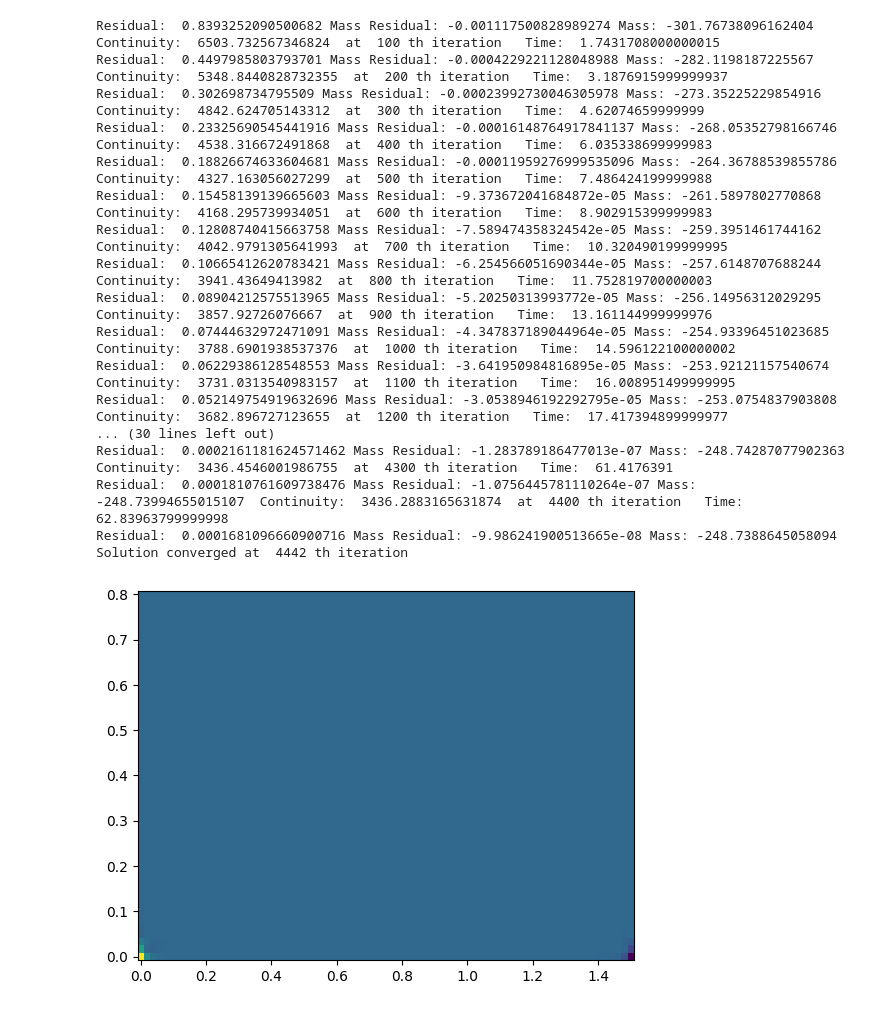
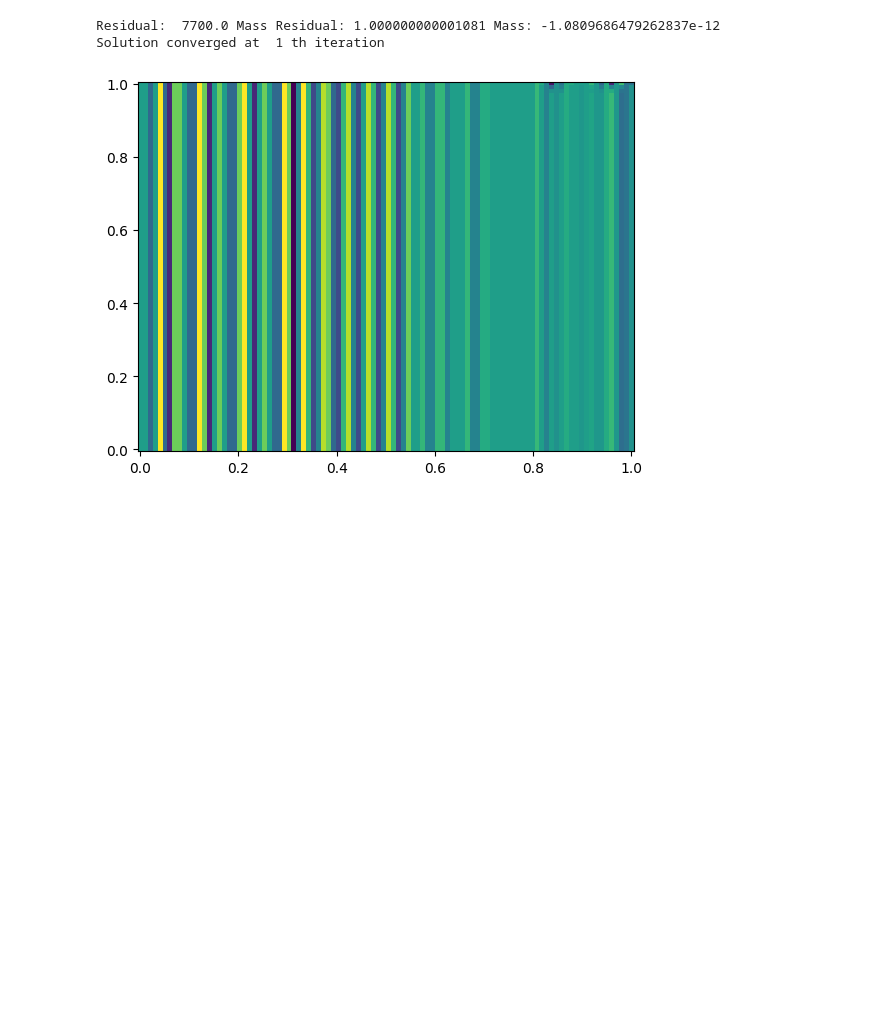
Before and after one commit to MehmetHakanSari/PotentialSolver, a Jupyter notebook: trials.ipynb, the cells around one changed output. Cells and saved outputs as stored; diff of their text form; code cells hidden in the pictures; blank space fills up the shorter version.

```diff
--- a/trials.ipynb
+++ b/trials.ipynb
@@ -14,10 +14,10 @@ from visiual import Map
 
 
 # block_coordinates = [(0,0),(0,5),(5,5),(5,0)]
-block_coordinates = [(0,0),(0,0.8),(1.5,0.8),(1.5,0)]
+block_coordinates = [(0,0),(0,1),(1,1),(1,0)]
 
 # print(list(block_coordinates[3]))
-node_numbers = [80, 50]
+node_numbers = [100, 100]
 
 space = Mesh(block_coordinates, node_numbers) #it seems like a one block. Build more sopisticated block type structures
 # space.nonuniform_block_mesh_2D(-1.2, -1.4)
@@ -25,13 +25,17 @@ space = Mesh(block_coordinates, node_numbers) #it seems like a one block. Build
 
 #|----------------------------------------------
 a, b = space.nonuniform_block_mesh_2D(1, 1)
+
 circle = object()
 rectangle = object()
+bl = object()
+
+
 # circle.circle(0.15, (0.4,0.4))
 property_map = Map(space)
-rectangle.rectang(0.9, 0.2, (0.65,0.4))
+# rectangle.rectang(0.9, 0.2, (0.65,0.4))
 # property_map.create_object(circle)
-property_map.create_object(rectangle)
+# property_map.create_object(rectangle)
 # rectangle.rectang(1.0, 0.05, (0.5,0.1))
 # property_map.create_object(rectangle)
 property_map.show()
@@ -45,12 +49,12 @@ property_map.show()
 #
 
 
-BCs = {'W': 'D', 'S': 'N', 'E': 'D', 'N': 'D'}
-BCs_values = {'W': 1, 'S': 0, 'E': 0.1, 'N': 0.4}
+BCs = {'W': 'D', 'S': 'N', 'E': 'D', 'N': 'N'}
+BCs_values = {'W': 1, 'S': 0, 'E': 0.1, 'N': 0}
 
 
 solution = PDE_2D_Solver(space,BCs)
-solution.solver(BCs_values, "potensial", property_map, 1.4, 1e-7, itteration_type="nodebynode")
+solution.solver(BCs_values, "potensial", property_map, 1.4, 1e-2, itteration_type="nodebynode")
 
 # solution.countour()
 
@@ -72,21 +76,6 @@ solution.solver(BCs_values, "potensial", property_map, 1.4, 1e-7, itteration_typ
-Residual:  0.8393252090500682 Mass Residual: -0.001117500828989274 Mass: -301.76738096162404  Continuity:  6503.732567346824  at  100 th iteration   Time:  1.7431708000000015
-Residual:  0.4497985803793701 Mass Residual: -0.0004229221128048988 Mass: -282.1198187225567  Continuity:  5348.8440828732355  at  200 th iteration   Time:  3.1876915999999937
-Residual:  0.302698734795509 Mass Residual: -0.00023992730046305978 Mass: -273.35225229854916  Continuity:  4842.624705143312  at  300 th iteration   Time:  4.62074659999999
-Residual:  0.23325690545441916 Mass Residual: -0.00016148764917841137 Mass: -268.05352798166746  Continuity:  4538.316672491868  at  400 th iteration   Time:  6.035338699999983
-Residual:  0.18826674633604681 Mass Residual: -0.00011959276999535096 Mass: -264.36788539855786  Continuity:  4327.163056027299  at  500 th iteration   Time:  7.486424199999988
-Residual:  0.15458139139665603 Mass Residual: -9.373672041684872e-05 Mass: -261.5897802770868  Continuity:  4168.295739934051  at  600 th iteration   Time:  8.902915399999983
-Residual:  0.12808740415663758 Mass Residual: -7.589474358324542e-05 Mass: -259.3951461744162  Continuity:  4042.9791305641993  at  700 th iteration   Time:  10.320490199999995
-Residual:  0.10665412620783421 Mass Residual: -6.254566051690344e-05 Mass: -257.6148707688244  Continuity:  3941.43649413982  at  800 th iteration   Time:  11.752819700000003
-Residual:  0.08904212575513965 Mass Residual: -5.20250313993772e-05 Mass: -256.14956312029295  Continuity:  3857.92726076667  at  900 th iteration   Time:  13.161144999999976
-Residual:  0.07444632972471091 Mass Residual: -4.347837189044964e-05 Mass: -254.93396451023685  Continuity:  3788.6901938537376  at  1000 th iteration   Time:  14.596122100000002
-Residual:  0.06229386128548553 Mass Residual: -3.641950984816895e-05 Mass: -253.92121157540674  Continuity:  3731.0313540983157  at  1100 th iteration   Time:  16.008951499999995
-Residual:  0.052149754919632696 Mass Residual: -3.0538946192292795e-05 Mass: -253.0754837903808  Continuity:  3682.896727123655  at  1200 th iteration   Time:  17.417394899999977
-... (30 lines left out)
-Residual:  0.0002161181624571462 Mass Residual: -1.283789186477013e-07 Mass: -248.74287077902363  Continuity:  3436.4546001986755  at  4300 th iteration   Time:  61.4176391
-Residual:  0.0001810761609738476 Mass Residual: -1.0756445781110264e-07 Mass: -248.73994655015107  Continuity:  3436.2883165631874  at  4400 th iteration   Time:  62.83963799999998
-Residual:  0.0001681096660900716 Mass Residual: -9.986241900513665e-08 Mass: -248.7388645058094
-Solution converged at  4442 th iteration
+Residual:  7700.0 Mass Residual: 1.000000000001081 Mass: -1.0809686479262837e-12
+Solution converged at  1 th iteration
-[figure, old version]
+[figure, new version]
 # %%
 solution.velocityfield("stream")
 solution.plot2D("stream")
```
Also changed, not shown: parts of 7 cells of this notebook, 4 other files.
